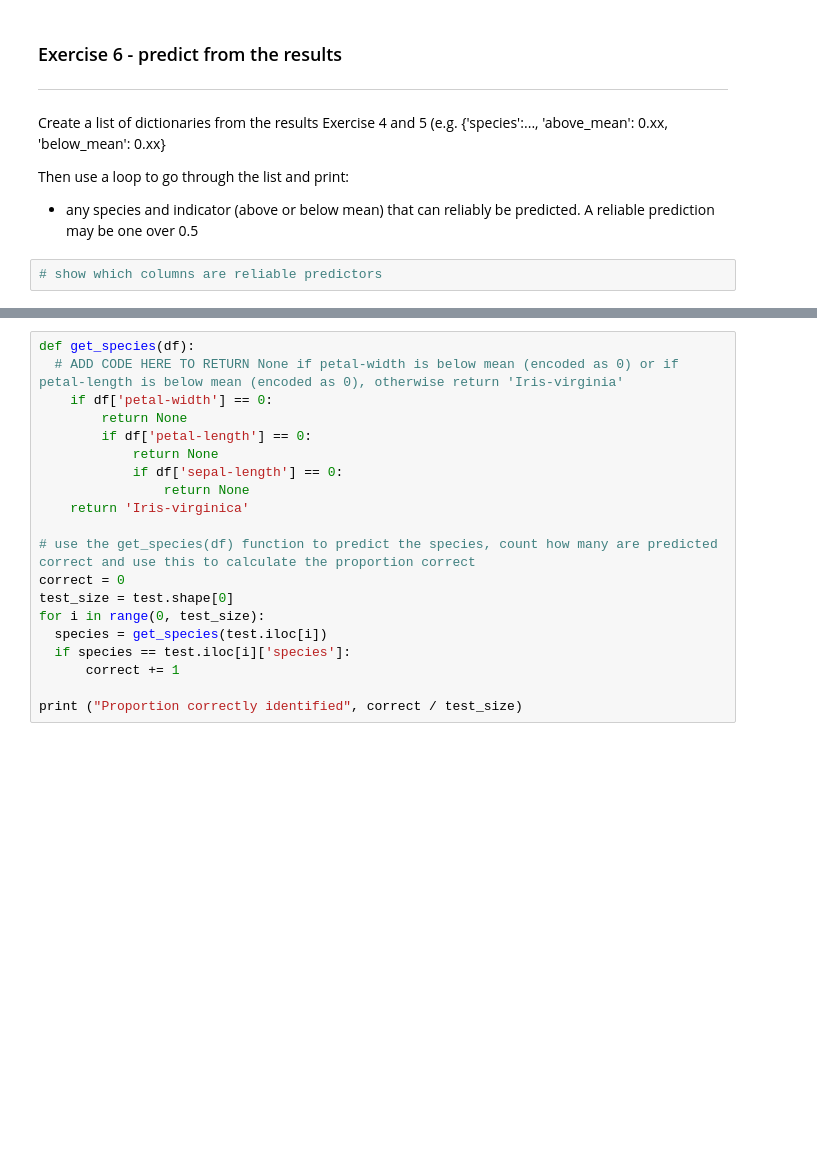
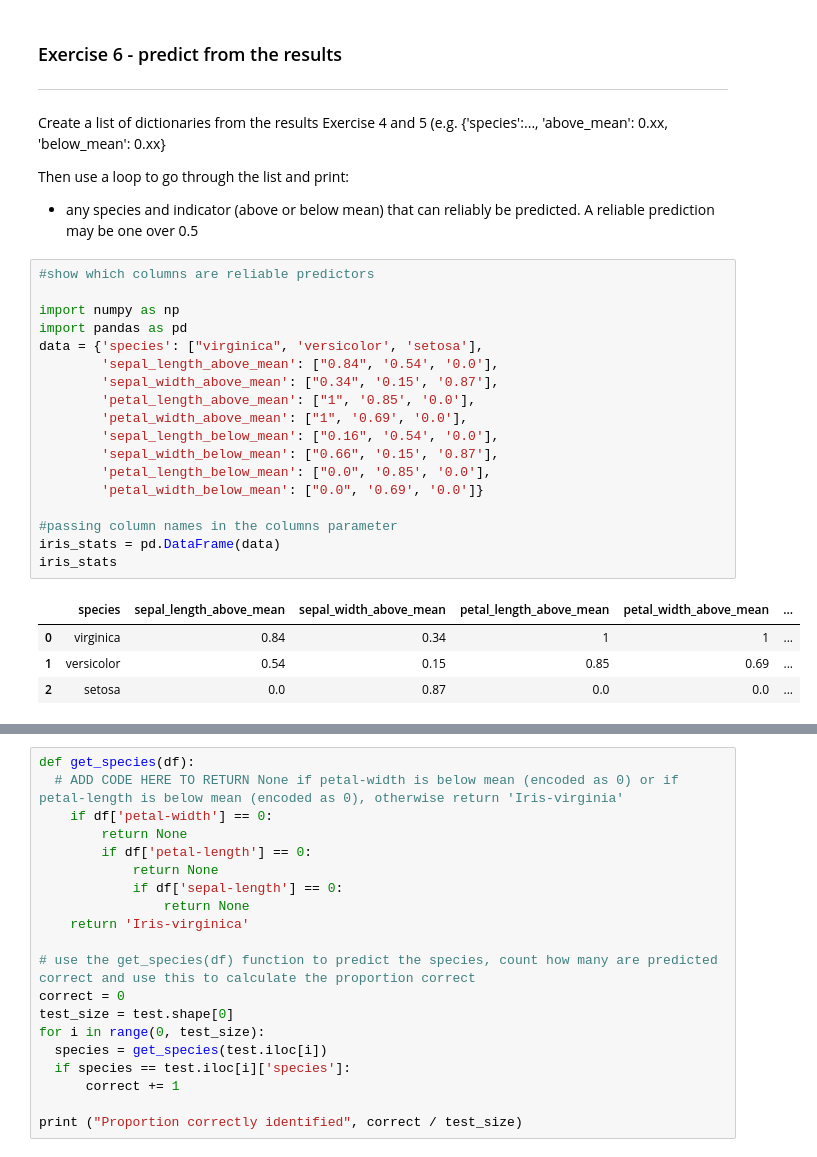
Before and after one commit to EllenSakkla/-PythonFundamentals, a Jupyter notebook: projects/Decision_Tree_coded_model.ipynb, the cells around one changed output, grey strips where cells are left out. Saved outputs shown, nothing was run; the diff lists cells and outputs as text; blank space fills up the shorter version.

```diff
--- a/projects/Decision_Tree_coded_model.ipynb
+++ b/projects/Decision_Tree_coded_model.ipynb
@@ -613,5 +613,26 @@ Create a list of dictionaries from the results Exercise 4 and 5 (e.g. {'species'
 
 Then use a loop to go through the list and print:
 *  any species and indicator (above or below mean) that can reliably be predicted.  A reliable prediction may be one over 0.5
-# %%
-# show which columns are reliable predictors
+# %%
+#show which columns are reliable predictors
+
+import numpy as np
+import pandas as pd
+data = {'species': ["virginica", 'versicolor', 'setosa'],
+        'sepal_length_above_mean': ["0.84", '0.54', '0.0'],
+        'sepal_width_above_mean': ["0.34", '0.15', '0.87'],
+        'petal_length_above_mean': ["1", '0.85', '0.0'],
+        'petal_width_above_mean': ["1", '0.69', '0.0'],
+        'sepal_length_below_mean': ["0.16", '0.54', '0.0'],
+        'sepal_width_below_mean': ["0.66", '0.15', '0.87'],
+        'petal_length_below_mean': ["0.0", '0.85', '0.0'],
+        'petal_width_below_mean': ["0.0", '0.69', '0.0']}
+
+#passing column names in the columns parameter
+iris_stats = pd.DataFrame(data)
+iris_stats
+# %% [output]
+|  | species | sepal_length_above_mean | sepal_width_above_mean | petal_length_above_mean | petal_width_above_mean | ... |
+| 0 | virginica | 0.84 | 0.34 | 1 | 1 | ... |
+| 1 | versicolor | 0.54 | 0.15 | 0.85 | 0.69 | ... |
+| 2 | setosa | 0.0 | 0.87 | 0.0 | 0.0 | ... |
```
Also changed, not shown: parts of 1 cell of this notebook.
